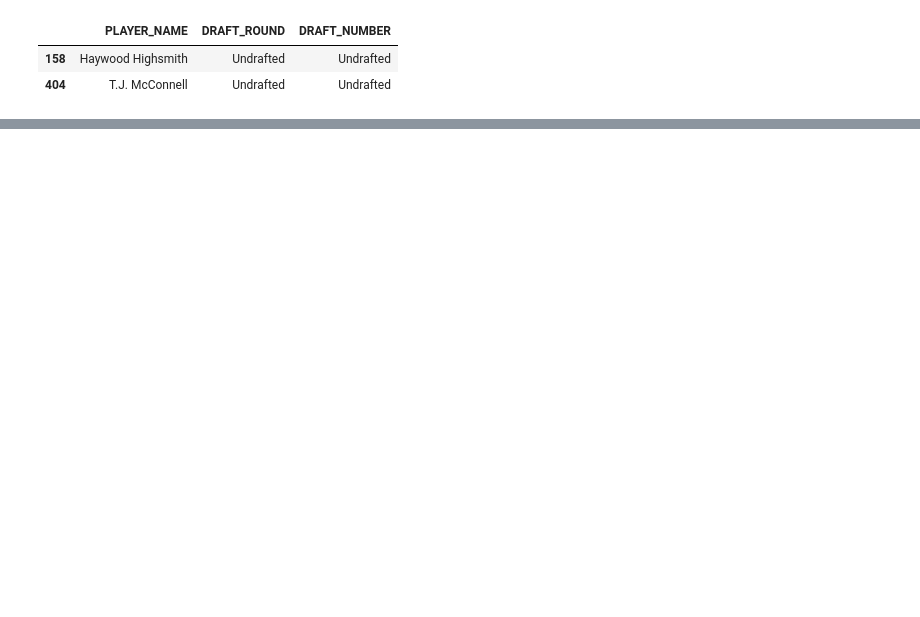
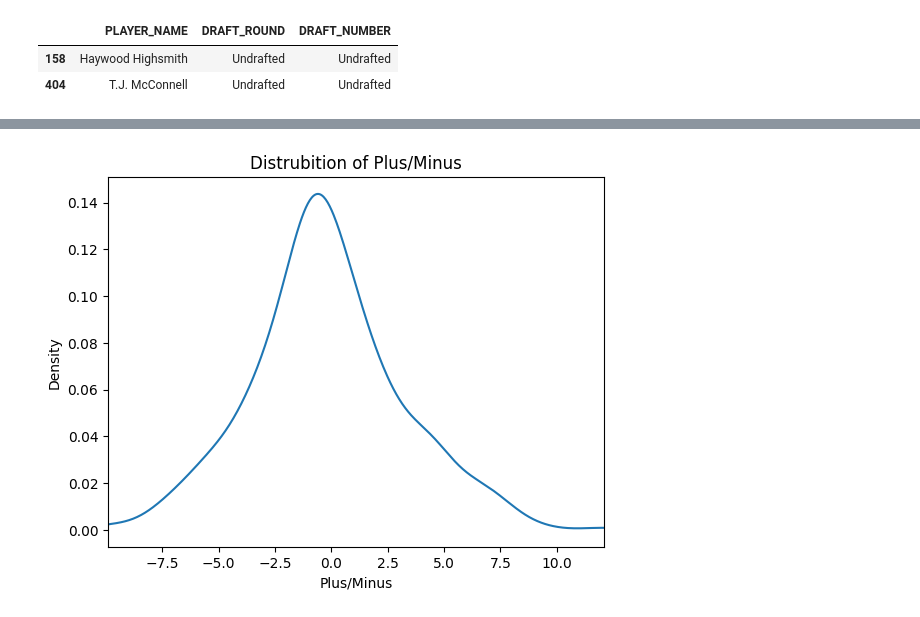
Before and after one commit to jasonherz41/nba_Jason, a Jupyter notebook: NBA_Project.ipynb, the cells around one changed output, grey strips where cells are left out. Cells and saved outputs as stored; diff of their text form; code cells hidden in the pictures; blank space fills up the shorter version.

```diff
--- a/NBA_Project.ipynb
+++ b/NBA_Project.ipynb
@@ -66,0 +164,9 @@ nba_df.loc[nba_df["PLAYER_NAME"].isin(["Haywood Highsmith", "T.J. McConnell"]),[
+# %%
+nba_df["PLUS_MINUS"].plot(kind = "density")
+
+plt.title("Distrubition of Plus/Minus")
+plt.xlabel("Plus/Minus")
+plt.xlim(nba_df["PLUS_MINUS"].min(), nba_df["PLUS_MINUS"].max())
+plt.show()
+# %% [output]
+[figure, added]
```
Also changed, not shown: parts of 39 cells of this notebook.
